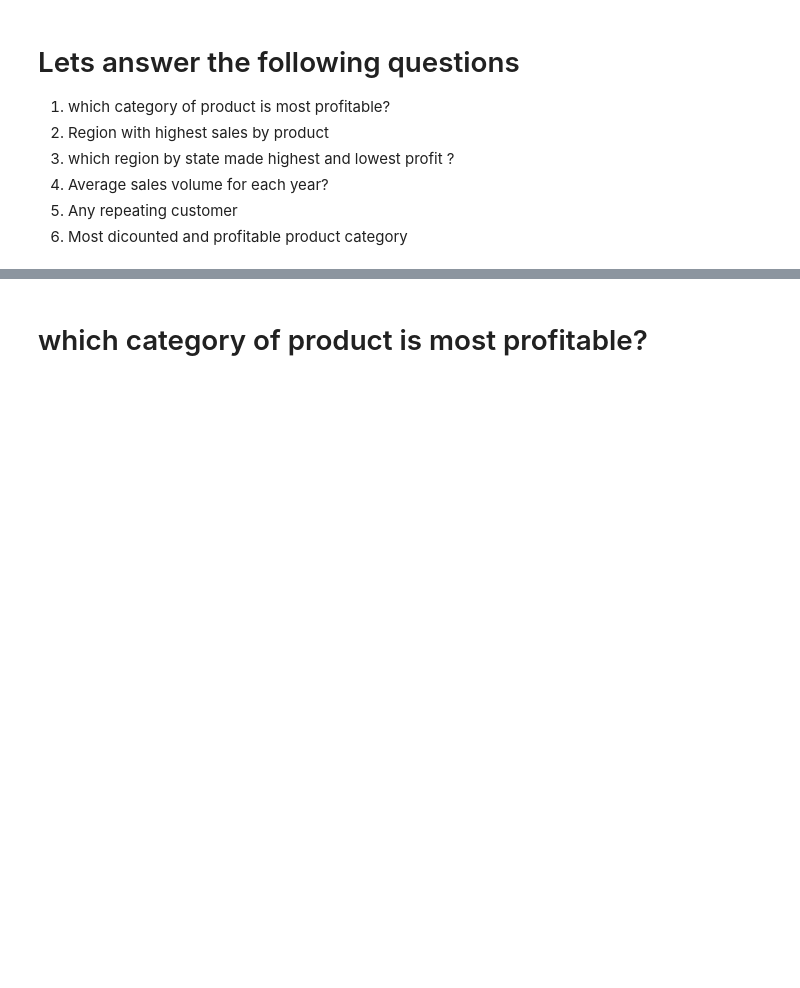
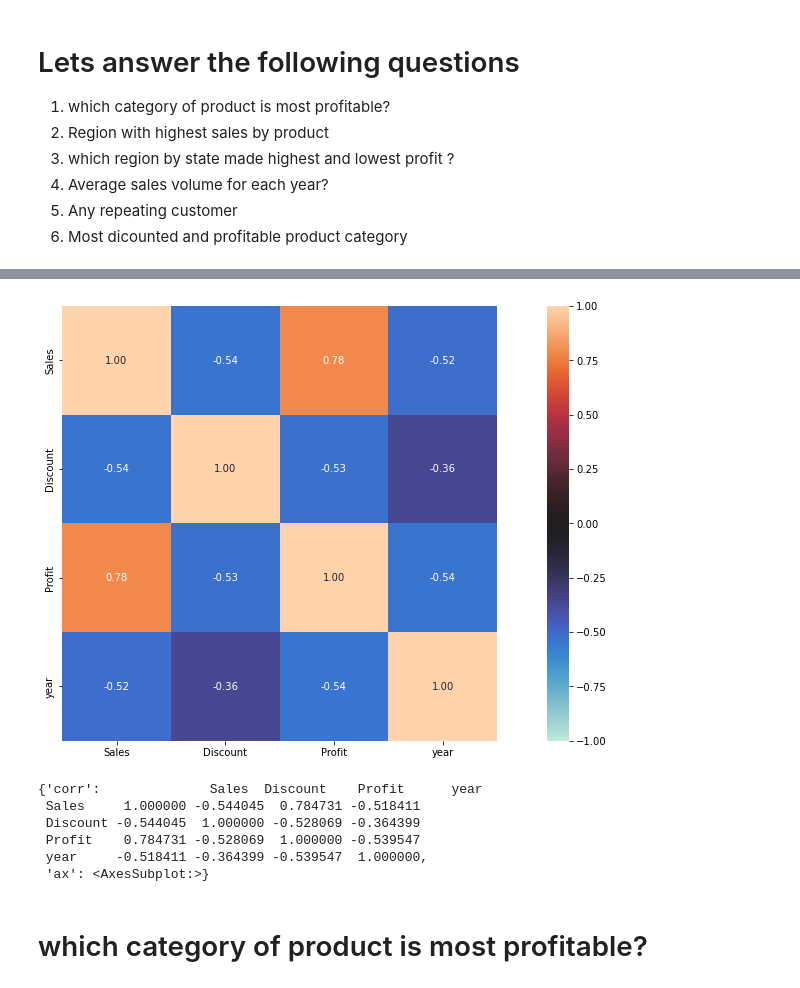
Before and after one commit to godwinnwalozie/Cricket--Every-International-Innings--1981-2022-, a Jupyter notebook: supermarket.ipynb, the cells around one changed output, grey strips where cells are left out. Cells and saved outputs as stored; diff of their text form; code cells hidden in the pictures; blank space fills up the shorter version.

```diff
--- a/supermarket.ipynb
+++ b/supermarket.ipynb
@@ -59,3 +61,13 @@ record["Order Date"] = pd.to_datetime(record["Order Date"])
+# %%
+associations(record.corr(),figsize =(18,8))
+# %% [output]
+[figure, added]
+{'corr':              Sales  Discount    Profit      year
+ Sales     1.000000 -0.544045  0.784731 -0.518411
+ Discount -0.544045  1.000000 -0.528069 -0.364399
+ Profit    0.784731 -0.528069  1.000000 -0.539547
+ year     -0.518411 -0.364399 -0.539547  1.000000,
+ 'ax': <AxesSubplot:>}
 # %% [markdown]
 # which category of product is most profitable?
 # %%
```
Also changed, not shown: parts of 1 cell of this notebook.
